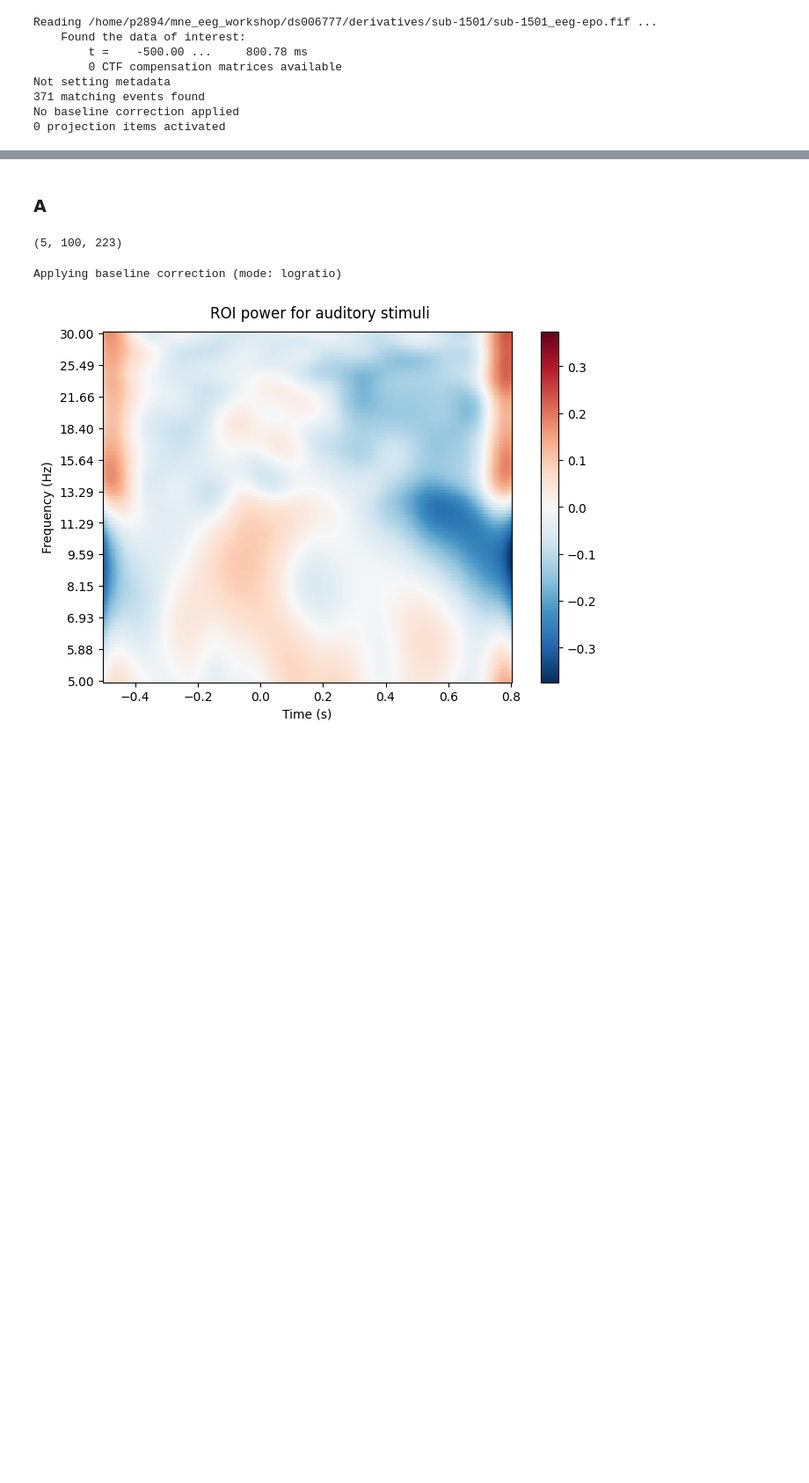
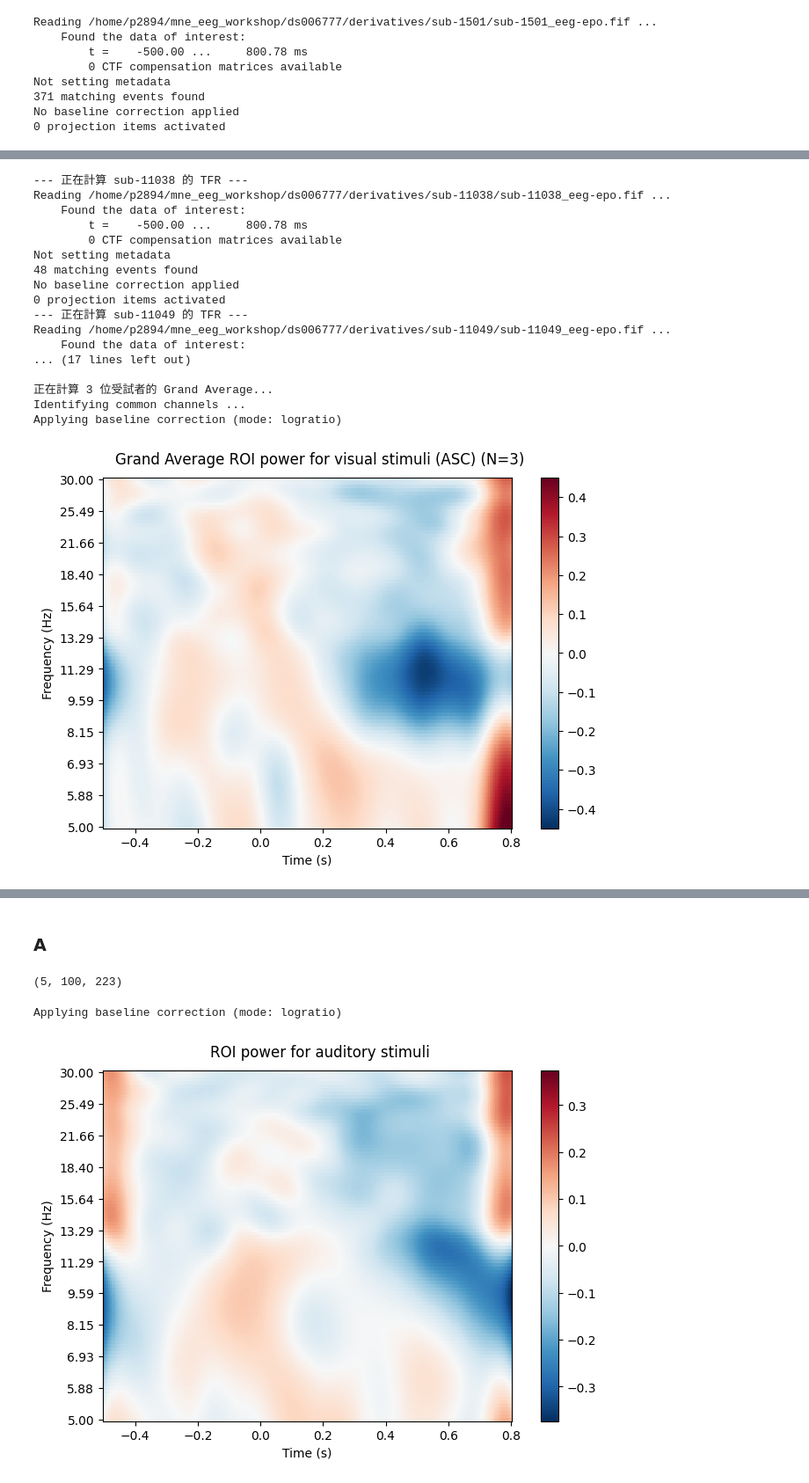
Before and after one commit to PigTzu/Lin_project, a Jupyter notebook: time-frequency_analyses.ipynb, the cells around one changed output, grey strips where cells are left out. Shown at 88% size. Drawn from its saved outputs; the diff is of its cells as text; code cells hidden in the pictures; blank space fills up the shorter version.

```diff
--- a/time-frequency_analyses.ipynb
+++ b/time-frequency_analyses.ipynb
@@ -30,0 +281,79 @@ print(times2save.shape) # 這會顯示你的時間點數量
+# %%
+subject_ids = ['sub-11038', 'sub-11049', 'sub-11053']
+all_power_V = []
+roi_channels = ['CP1', 'CP3', 'P1', 'P3', 'P5']
+freqs = np.logspace(*np.log10([5, 30]), num=100)
+n_cycles = freqs / 2.0
+# %%
+# 3. 開始批次處理迴圈
+for subject_id in subject_ids:
+    print(f"--- 正在計算 {subject_id} 的 TFR ---")
+
+    epochs_path = os.path.join(base_dir, subject_id, f'{subject_id}_eeg-epo.fif')
+
+    try:
+        # 讀取該受試者的 Epochs
+        epochs = mne.read_epochs(epochs_path, preload=True)
+        epochs_V = epochs['V']  # 只取 Condition A
+
+        # 計算 TFR (注意: average=True 會回傳 AverageTFR 物件，這正是 grand_average 需要的)
+        power_V = epochs_V.compute_tfr(
+            method="morlet",
+            freqs=freqs,
+            n_cycles=n_cycles,
+            average=True,
+            decim=3,
+            picks=roi_channels
+        )
+
+        # ★ 關鍵步驟：把算好的結果加進列表裡
+        all_power_V.append(power_V)
+
+    except Exception as e:
+        print(f"❌ {subject_id} 處理失敗: {e}")
+
+    finally:
+        # 釋放記憶體，避免跑太多人 RAM 爆炸
+        if 'epochs' in locals(): del epochs
+        if 'epochs_V' in locals(): del epochs_V
+        gc.collect()
+
+print("\n==== 所有受試者計算完畢 ====")
+
+# 4. 計算 Grand Average 並畫圖
+if len(all_power_V) > 0:
+    print(f"\n正在計算 {len(all_power_V)} 位受試者的 Grand Average...")
+
+    # 使用 mne.grand_average 將列表中所有人的 TFR 平均起來
+    grand_power_V = mne.grand_average(all_power_V)
+
+    # 畫出最終的平均圖
+    grand_power_V.plot(
+        picks=roi_channels,
+        baseline=(-0.5, 0),
+        mode="logratio",
+        combine='mean',
+        title=f'Grand Average ROI power for visual stimuli (ASC) (N={len(all_power_V)})',
+        vlim=(-0.45, 0.45)
+    )
+else:
+    print("沒有成功載入任何受試者的資料。")
+# %% [output]
+--- 正在計算 sub-11038 的 TFR ---
+Reading /home/p2894/mne_eeg_workshop/ds006777/derivatives/sub-11038/sub-11038_eeg-epo.fif ...
+    Found the data of interest:
+        t =    -500.00 ...     800.78 ms
+        0 CTF compensation matrices available
+Not setting metadata
+48 matching events found
+No baseline correction applied
+0 projection items activated
+--- 正在計算 sub-11049 的 TFR ---
+Reading /home/p2894/mne_eeg_workshop/ds006777/derivatives/sub-11049/sub-11049_eeg-epo.fif ...
+    Found the data of interest:
+... (17 lines left out)
+
+正在計算 3 位受試者的 Grand Average...
+Identifying common channels ...
+Applying baseline correction (mode: logratio)
+[figure, added]
```
Also changed, not shown: parts of 24 cells of this notebook.
